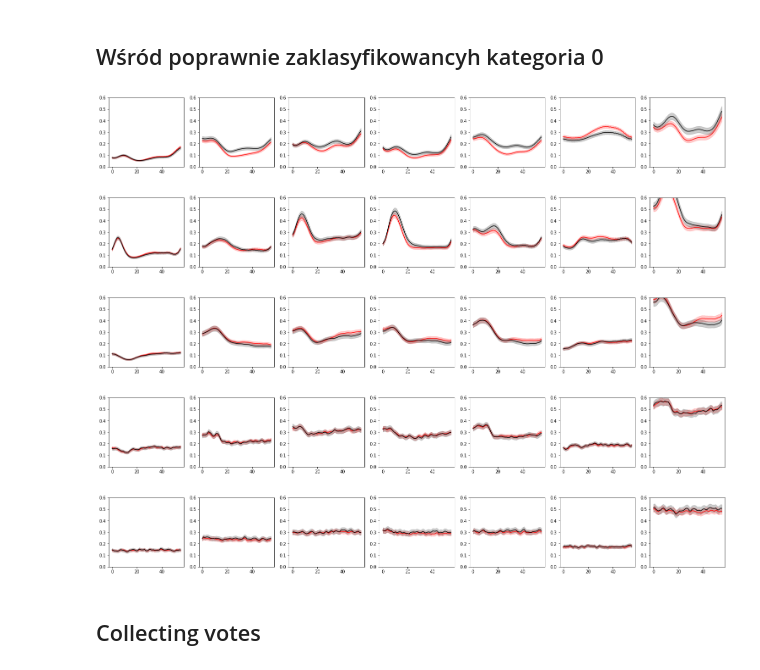
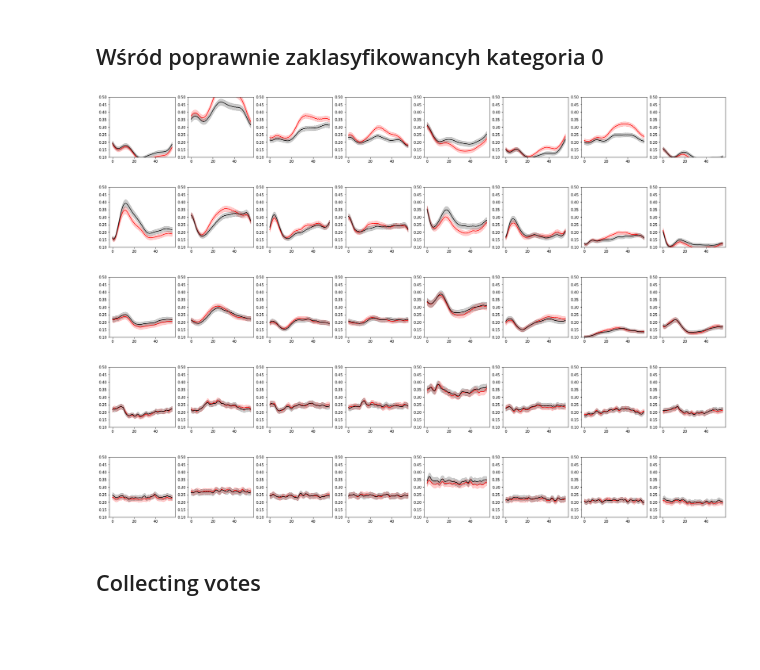
Before and after one commit to Przepioreczka/licencjat, a Jupyter notebook: Learning.ipynb, the cells around one changed output. Drawn from its saved outputs; the diff is of its cells as text; code cells hidden in the pictures; blank space fills up the shorter version.

Commit message:
Fix plots, clean code

```diff
--- a/Learning.ipynb
+++ b/Learning.ipynb
@@ -87,7 +87,7 @@ combinations_test = (5, 4, 3, 2, 1)
 ### Params
 # %%
 batch_size = 200
-no_epochs = 20
+no_epochs = 30
 verbosity = 1
 loss_fun = 'binary_crossentropy'
 # %% [markdown]
@@ -120,7 +123,7 @@ X_validation.shape[0] + X_test.shape[0] + X_train.shape[0]
 ## Learning
 # %%
 "Creating model"
-model = create_model(sample_shape, 2, (11,1), (11,1), 8, 40, optimizer='adam')
+model = create_model(sample_shape, 2, (11,1), (11,1), 30, 50, optimizer='adam')
 
 "Fitting model to data"
 fitted_model, hist = fit(model, X_train, y_train, X_test, y_test,
@@ -246,13 +253,13 @@ features_good = features[ind_good]
 features_good1 = features[ind_good1]
 features_good2 = features[ind_good2]
 # %%
-plot_compare_features(features_good1, features_good2, filters)
+plot_compare_features(features_good1, features_good2, filters, ylim = (0.1,0.5))
 # %% [output]
-[figure, old version]
+[figure, new version]
-[figure, old version]
+[figure, new version]
-[figure, old version]
+[figure, new version]
-[figure, old version]
+[figure, new version]
-[figure, old version]
+[figure, new version]
 # %%
 #zasłanianie kolejnych fragmentów/pasm i sprw. walidacji (accuracy), można kanały zerować (najlepiej wartość stałą (średnia ze wszystkich?), nie nie brać)
 #Macierz pasma x kanały - accuracy/zmianę accuracy (różnicę accuracy od "bazowego") - na raz wyłączam pasmo i dany kanał
```
Also changed, not shown: parts of 23 cells of this notebook, 2 other files.
